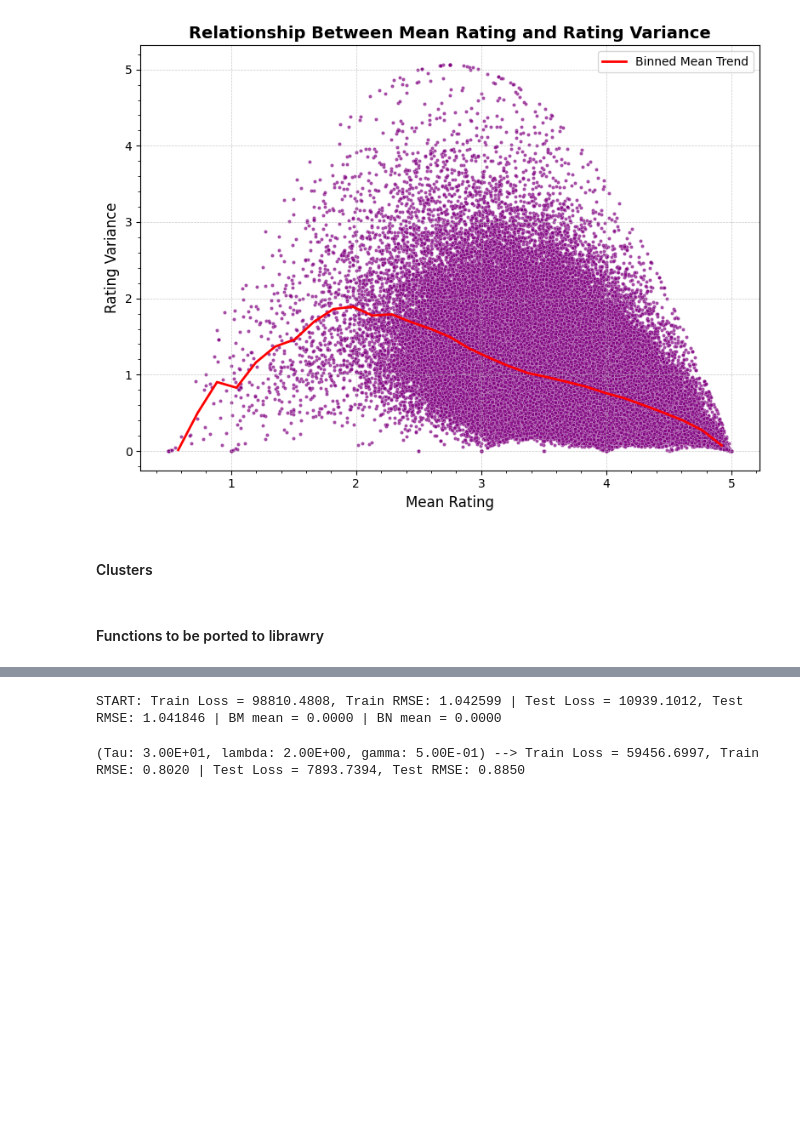
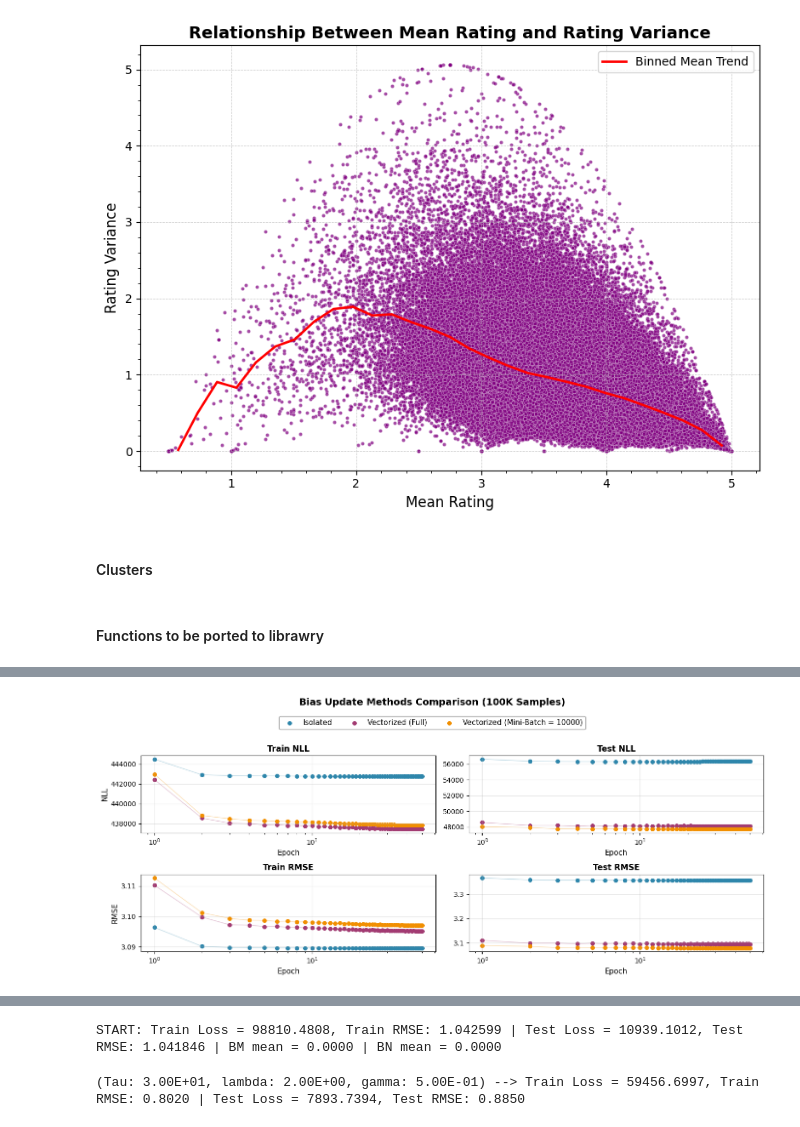
Before and after one commit to emmanuel-olateju/movie_recommender, a Jupyter notebook: ml_25m_analysis.ipynb, the cells around one changed output, grey strips where cells are left out. Drawn from its saved outputs; the diff is of its cells as text; code cells hidden in the pictures; blank space fills up the shorter version.

Commit message:
Update ml_25m_analysis notebook - 100K samples Bias updartes

```diff
--- a/ml_25m_analysis.ipynb
+++ b/ml_25m_analysis.ipynb
@@ -543,0 +1031,93 @@ Verification - V norm: 312.2002 (should be same as initial)
+# %%
+# @title Plot to compare Vectorized to Isolated Bias Updates
+
+from matplotlib.lines import Line2D
+
+# Define distinct colors for each method
+colors = {
+    'isolated': '#2E86AB',      # Blue
+    'vectorized': '#A23B72',    # Purple
+    'batch': '#F18F01'          # Orange
+}
+
+# Simplified labels for legend
+labels = {
+    'isolated': 'Isolated',
+    'vectorized': 'Vectorized (Full)',
+    'batch': f'Vectorized (Mini-Batch = {batch_size})'
+}
+
+fig = plt.figure(figsize=(14, 6))
+epochs = np.arange(1, n_epochs+1)
+
+# Train NLL
+plt.subplot(2, 2, 1)
+plt.plot(epochs, isolated_update_performance['NLL']["train"], alpha=0.3, linewidth=1, color=colors['isolated'])
+plt.scatter(epochs, isolated_update_performance['NLL']["train"], label=labels['isolated'], s=30, color=colors['isolated'])
+plt.plot(epochs, vectorized_update_performance['NLL']["train"], alpha=0.3, linewidth=1, color=colors['vectorized'])
+plt.scatter(epochs, vectorized_update_performance['NLL']["train"], label=labels['vectorized'], s=30, color=colors['vectorized'])
+plt.plot(epochs, vectorized_batch_update_performance['NLL']["train"], alpha=0.3, linewidth=1, color=colors['batch'])
+plt.scatter(epochs, vectorized_batch_update_performance['NLL']["train"], label=labels['batch'], s=30, color=colors['batch'])
+plt.xscale('log')
+plt.ylabel("NLL", fontsize=11)
+plt.xlabel("Epoch", fontsize=11)
+plt.grid(alpha=0.3)
+plt.title("Train NLL", fontsize=12, fontweight='bold')
+
+# Test NLL
+plt.subplot(2, 2, 2)
+plt.plot(epochs, isolated_update_performance['NLL']["test"], alpha=0.3, linewidth=1, color=colors['isolated'])
+plt.scatter(epochs, isolated_update_performance['NLL']["test"], s=30, color=colors['isolated'])
+plt.plot(epochs, vectorized_update_performance['NLL']["test"], alpha=0.3, linewidth=1, color=colors['vectorized'])
+plt.scatter(epochs, vectorized_update_performance['NLL']["test"], s=30, color=colors['vectorized'])
+plt.plot(epochs, vectorized_batch_update_performance['NLL']["test"], alpha=0.3, linewidth=1, color=colors['batch'])
+plt.scatter(epochs, vectorized_batch_update_performance['NLL']["test"], s=30, color=colors['batch'])
+plt.xscale('log')
+plt.xlabel("Epoch", fontsize=11)
+plt.title("Test NLL", fontsize=12, fontweight='bold')
+plt.grid(alpha=0.3)
+
+# Train RMSE
+plt.subplot(2, 2, 3)
+plt.plot(epochs, isolated_update_performance['RMSE']["train"], alpha=0.3, linewidth=1, color=colors['isolated'])
+plt.scatter(epochs, isolated_update_performance['RMSE']["train"], s=30, color=colors['isolated'])
+plt.plot(epochs, vectorized_update_performance['RMSE']["train"], alpha=0.3, linewidth=1, color=colors['vectorized'])
+plt.scatter(epochs, vectorized_update_performance['RMSE']["train"], s=30, color=colors['vectorized'])
+plt.plot(epochs, vectorized_batch_update_performance['RMSE']["train"], alpha=0.3, linewidth=1, color=colors['batch'])
+plt.scatter(epochs, vectorized_batch_update_performance['RMSE']["train"], s=30, color=colors['batch'])
+plt.xscale('log')
+plt.ylabel("RMSE", fontsize=11)
+plt.xlabel("Epoch", fontsize=11)
+plt.grid(alpha=0.3)
+plt.title("Train RMSE", fontsize=12, fontweight='bold')
+
+# Test RMSE
+plt.subplot(2, 2, 4)
+plt.plot(epochs, isolated_update_performance['RMSE']["test"], alpha=0.3, linewidth=1, color=colors['isolated'])
+plt.scatter(epochs, isolated_update_performance['RMSE']["test"], s=30, color=colors['isolated'])
+plt.plot(epochs, vectorized_update_performance['RMSE']["test"], alpha=0.3, linewidth=1, color=colors['vectorized'])
+plt.scatter(epochs, vectorized_update_performance['RMSE']["test"], s=30, color=colors['vectorized'])
+plt.plot(epochs, vectorized_batch_update_performance['RMSE']["test"], alpha=0.3, linewidth=1, color=colors['batch'])
+plt.scatter(epochs, vectorized_batch_update_performance['RMSE']["test"], s=30, color=colors['batch'])
+plt.xscale('log')
+plt.xlabel("Epoch", fontsize=11)
+plt.title("Test RMSE", fontsize=12, fontweight='bold')
+plt.grid(alpha=0.3)
+
+# Get legend from first subplot instead
+ax1 = fig.get_axes()[0]
+handles, labels_list = ax1.get_legend_handles_labels()
+
+fig.suptitle("Bias Update Methods Comparison (100K Samples)", fontsize=14, fontweight='bold', y=0.98)
+fig.legend(handles, labels_list, loc='upper center', bbox_to_anchor=(0.5, 0.93),
+           ncol=3, frameon=True, fontsize=11, edgecolor='gray')
+
+plt.tight_layout(rect=[0, 0, 1, 0.90])  # Leave space for title and legend
+
+os.makedirs(f"{save_folder}/pdfs", exist_ok=True)
+os.makedirs(f"{save_folder}/pngs", exist_ok=True)
+
+fig.savefig(f"{save_folder}/pdfs/100K_bias_updates.pdf", format="pdf", dpi=150, bbox_inches='tight')
+fig.savefig(f"{save_folder}/pngs/100K_bias_updates.png", format="png", dpi=150, bbox_inches='tight')
+# %% [output]
+[figure, added]
```
Also changed, not shown: parts of 28 cells of this notebook.
